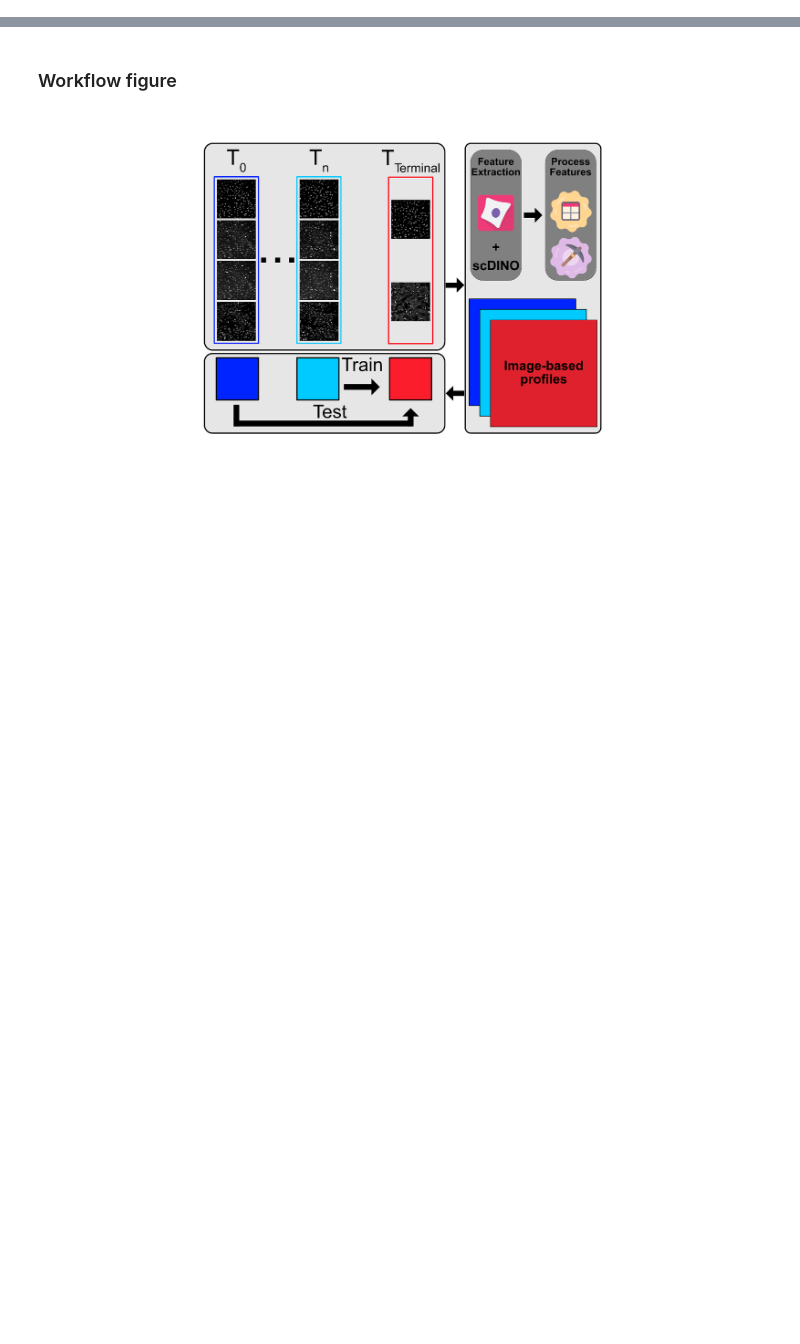
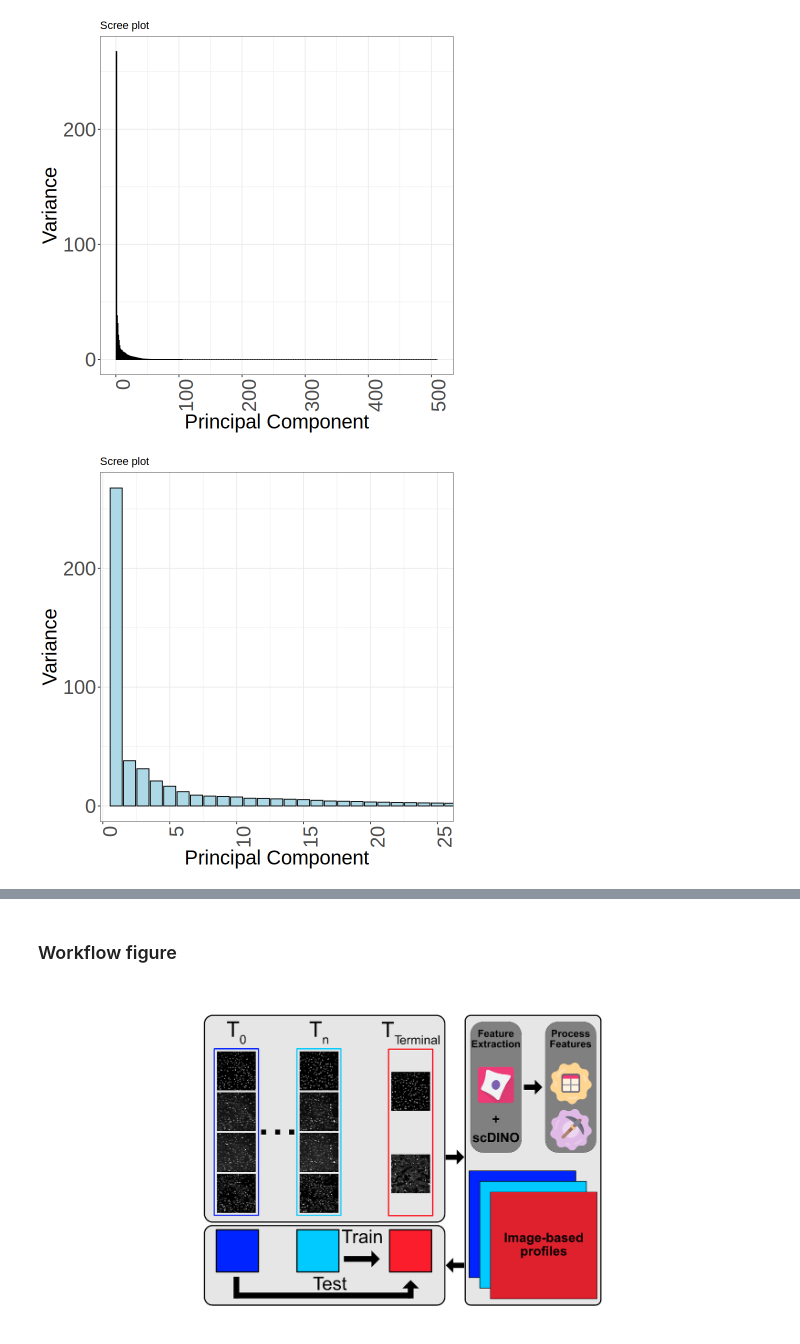
Before and after one commit to MikeLippincott/live_cell_timelapse_apoptosis_analysis, a Jupyter notebook: 5.bulk_timelapse_model/notebooks/4.plot_results.ipynb, the cells around one changed output, grey strips where cells are left out. Saved outputs shown, nothing was run; the diff lists cells and outputs as text; code cells hidden in the pictures; blank space fills up the shorter version.

```diff
--- a/5.bulk_timelapse_model/notebooks/4.plot_results.ipynb
+++ b/5.bulk_timelapse_model/notebooks/4.plot_results.ipynb
@@ -142,3 +142,34 @@ A tibble: 6 × 516
+# %%
+# scree plot to see how many components to keep
+pca <- prcomp(pcadf, center = TRUE, rank. = 2, scale. = TRUE)
+scree_data <- data.frame(
+    PC = 1:length(pca$sdev),
+    Variance = (pca$sdev)^2,
+    Proportion = (pca$sdev)^2 / sum((pca$sdev)^2)
+)
+scree_plot <- (
+    ggplot(scree_data, aes(x = PC, y = Variance, group = 1))
+    + geom_bar(stat = "identity", fill = "lightblue", color = "black")
+    + plot_themes
+    + labs(
+        title = "Scree plot",
+        x = "Principal Component",
+        y = "Variance"
+    )
+    + theme(
+        axis.text.x = element_text(angle = 90, hjust = 1)
+    )
+)
+scree_plot
+# zoom in on the first 25 components
+scree_plot_zoom <- (
+    scree_plot
+    + coord_cartesian(xlim = c(1, 25))
+)
+scree_plot_zoom
+# %% [output]
+[figure, added]
+[figure, added]
 # %%
 
 pca <- prcomp(pcadf, center = TRUE, rank. = 2, scale. = TRUE)
```
Also changed, not shown: parts of 9 cells of this notebook, 52 other files.
